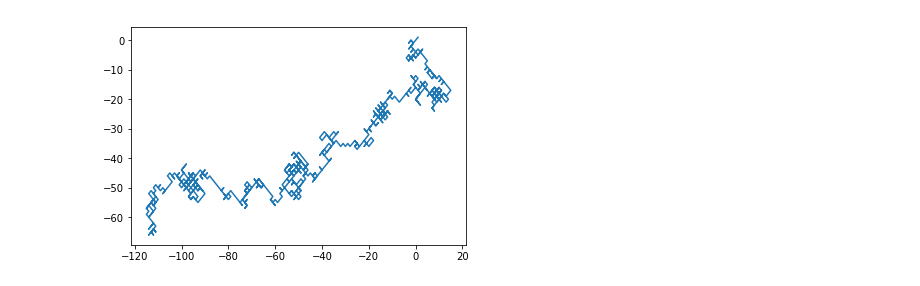
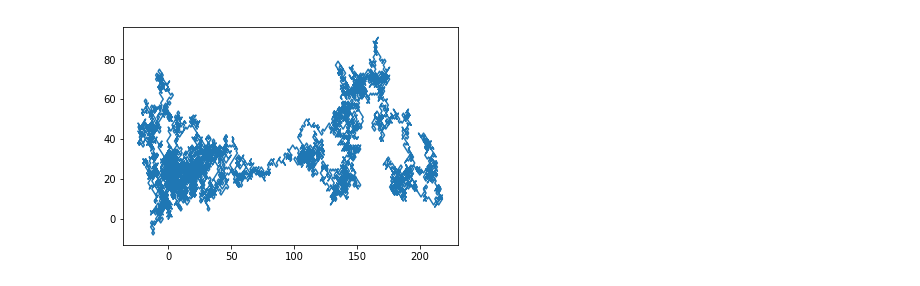
Before and after one commit to ShihPingLai/Group-7, a Jupyter notebook: TwoDimensionalRandomWalk.ipynb, the cells around one changed output. Saved outputs shown, nothing was run; the diff lists cells and outputs as text; code cells hidden in the pictures.

```diff
--- a/TwoDimensionalRandomWalk.ipynb
+++ b/TwoDimensionalRandomWalk.ipynb
@@ -1,38 +1,38 @@
 # %%
-#randomwalk in 1000 steps
+#randomwalk in 10000 steps
 import random
 import numpy as np
 import matplotlib.pyplot as plt
 
 
 positionx = 0
 walkx = [positionx]
-steps = 1000
+steps = 10000
 for i in range(steps):
     step = 1 if random.randint(0, 1) else -1
     positionx += step
     walkx.append(positionx)
 
-nsteps = 1000
+nsteps = 10000
 draws = np.random.randint(0, 2, size = nsteps)
 steps = np.where( draws > 0, 1, -1)
 walkx = steps.cumsum()
 
 positiony = 0
 walky = [positiony]
-steps = 1000
+steps = 10000
 for i in range(steps):
     step = 1 if random.randint(0, 1) else -1
     positiony += step
     walky.append(positiony)
 
-nsteps = 1000
+nsteps = 10000
 draws = np.random.randint(0, 2, size = nsteps)
 steps = np.where( draws > 0, 1, -1)
 walky = steps.cumsum()
 
 
 plt.plot(walkx,walky)
 plt.show()
 # %% [output]
-[figure, old version]
+[figure, new version]
```
